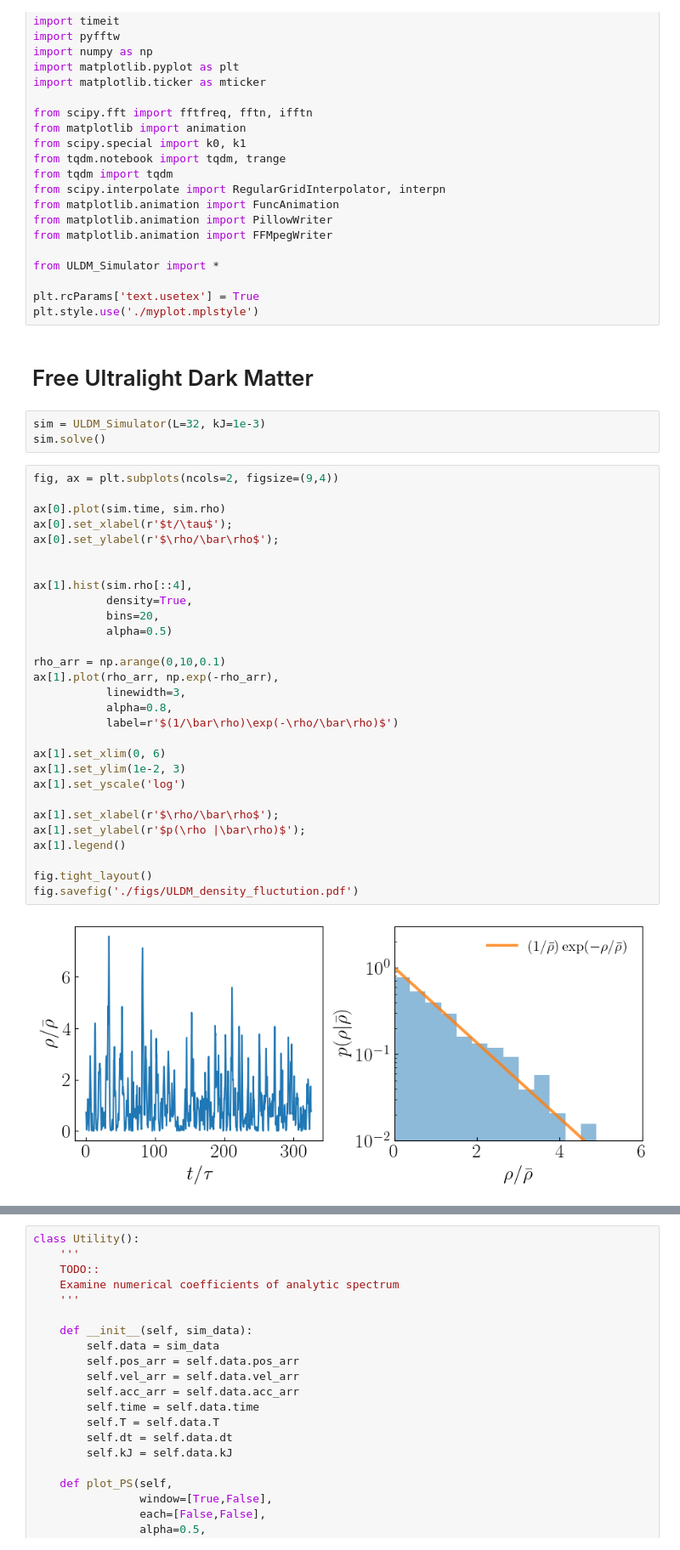
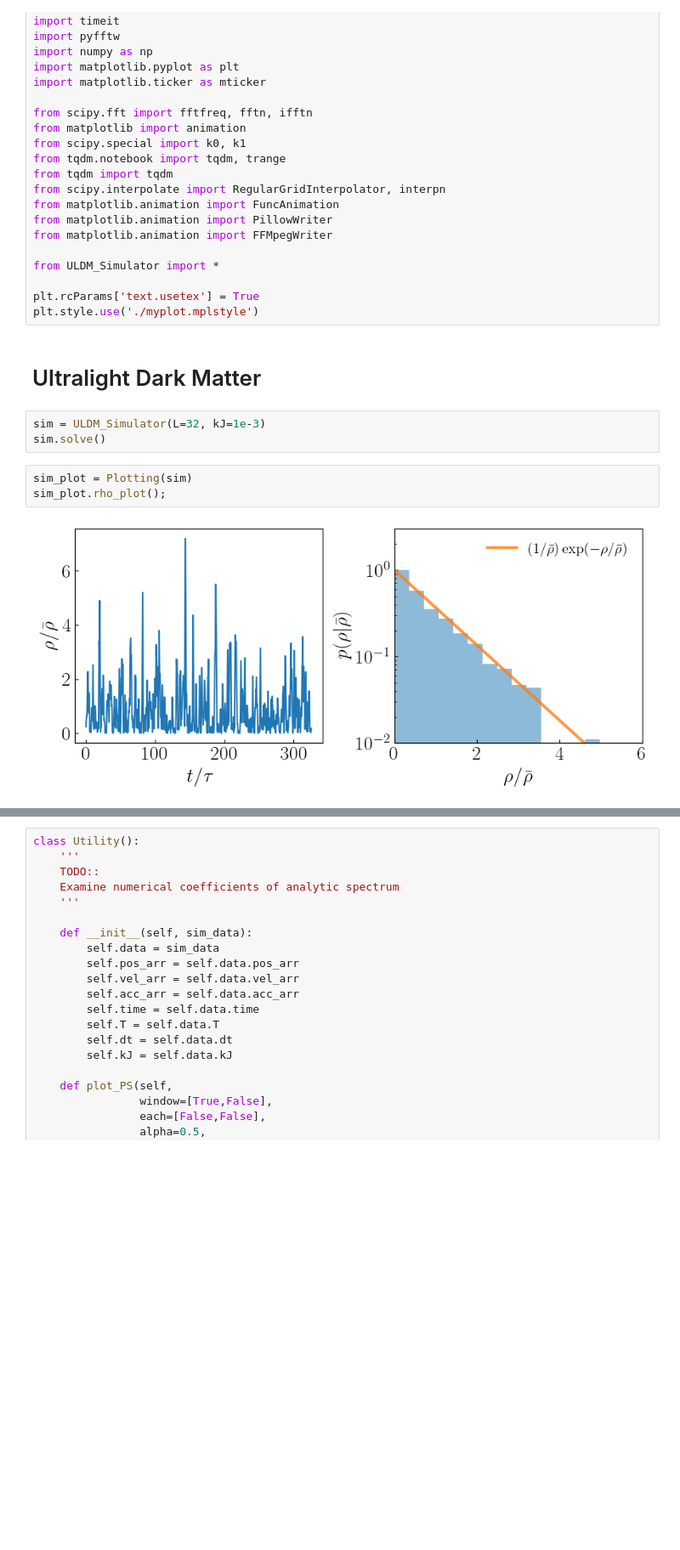
Before and after one commit to hjkim0620/ULDM_HarmonicOscillator, a Jupyter notebook: ULDM_HarmonicOscillator.ipynb, the cells around one changed output, grey strips where cells are left out. Shown at 85% size. Drawn from its saved outputs; the diff is of its cells as text; blank space fills up the shorter version.

```diff
--- a/ULDM_HarmonicOscillator.ipynb
+++ b/ULDM_HarmonicOscillator.ipynb
@@ -24,38 +24,12 @@ from ULDM_Simulator import *
 plt.rcParams['text.usetex'] = True
 plt.style.use('./myplot.mplstyle')
 # %% [markdown]
-# Free Ultralight Dark Matter
+# Ultralight Dark Matter
 # %%
 sim = ULDM_Simulator(L=32, kJ=1e-3)
 sim.solve()
-# %%
-fig, ax = plt.subplots(ncols=2, figsize=(9,4))
-
-ax[0].plot(sim.time, sim.rho)
-ax[0].set_xlabel(r'$t/\tau$');
-ax[0].set_ylabel(r'$\rho/\bar\rho$');
-
-
-ax[1].hist(sim.rho[::4],
-           density=True,
-           bins=20,
-           alpha=0.5)
-
-rho_arr = np.arange(0,10,0.1)
-ax[1].plot(rho_arr, np.exp(-rho_arr),
-           linewidth=3,
-           alpha=0.8,
-           label=r'$(1/\bar\rho)\exp(-\rho/\bar\rho)$')
-
-ax[1].set_xlim(0, 6)
-ax[1].set_ylim(1e-2, 3)
-ax[1].set_yscale('log')
-
-ax[1].set_xlabel(r'$\rho/\bar\rho$');
-ax[1].set_ylabel(r'$p(\rho |\bar\rho)$');
-ax[1].legend()
-
-fig.tight_layout()
-fig.savefig('./figs/ULDM_density_fluctution.pdf')
-# %% [output]
-[figure, removed]
+# %%
+sim_plot = Plotting(sim)
+sim_plot.rho_plot();
+# %% [output]
+[figure, added]
```
Also changed, not shown: parts of 21 cells of this notebook, 4 other files.
